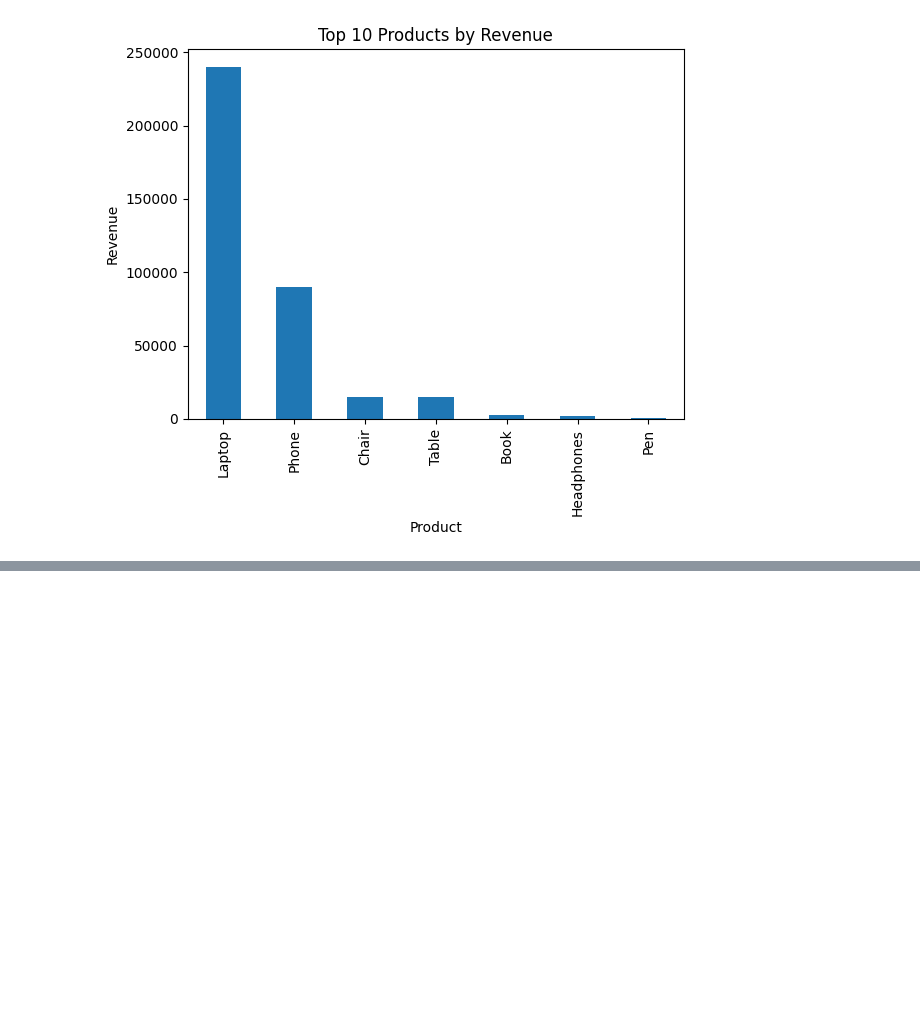
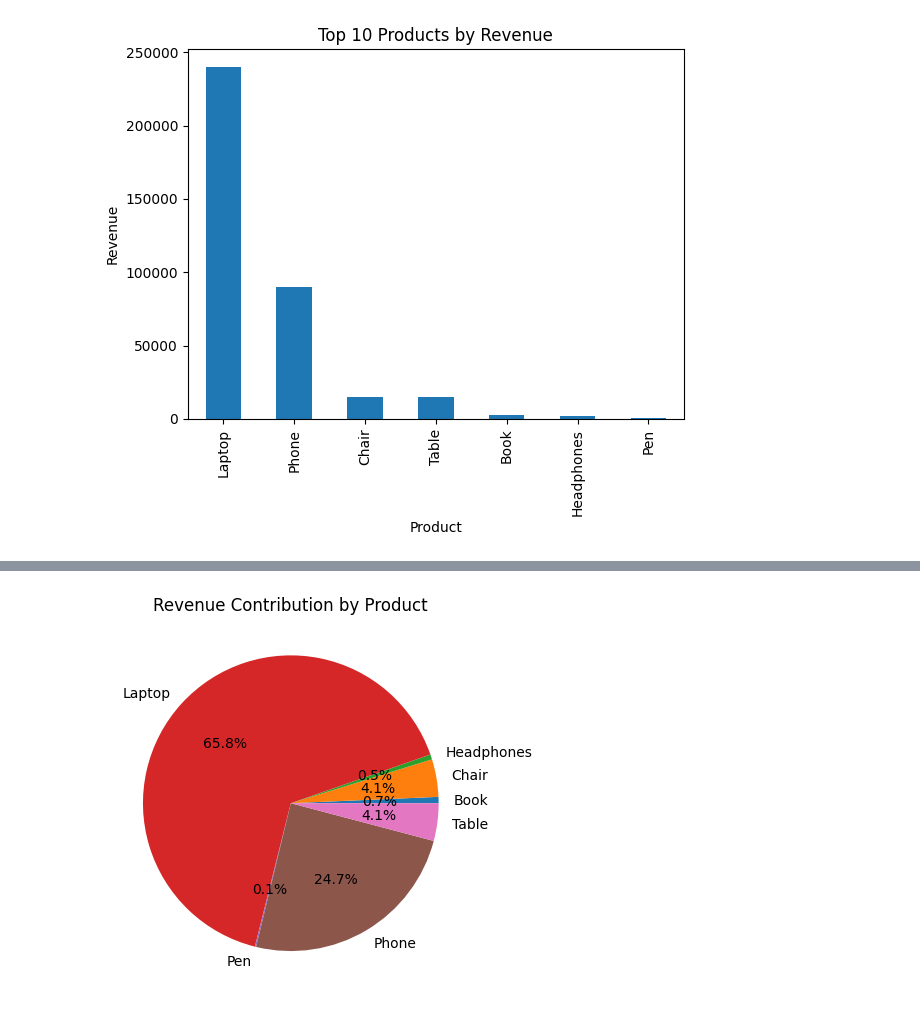
Before and after one commit to suzzzel5/Sales_Data-Analysis, a Jupyter notebook: num_panda5.ipynb, the cells around one changed output, grey strips where cells are left out. Saved outputs shown, nothing was run; the diff lists cells and outputs as text; code cells hidden in the pictures; blank space fills up the shorter version.

```diff
--- a/num_panda5.ipynb
+++ b/num_panda5.ipynb
@@ -106,0 +156,9 @@ plt.show()
+# %%
+category_sales =df.groupby("Product")["TotalAmount"].sum()
+category_sales.plot(kind="pie",autopct="%1.1f%%")
+
+plt.title("Revenue Contribution by Product")
+plt.ylabel("")
+plt.show()
+# %% [output]
+[figure, added]
```
Also changed, not shown: parts of 11 cells of this notebook, 1 other file.
